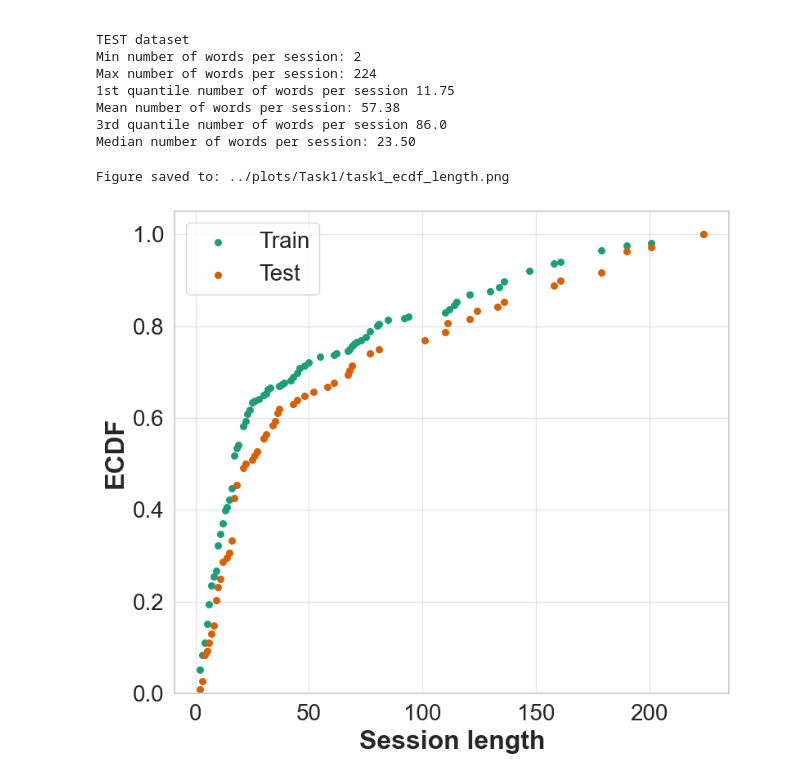
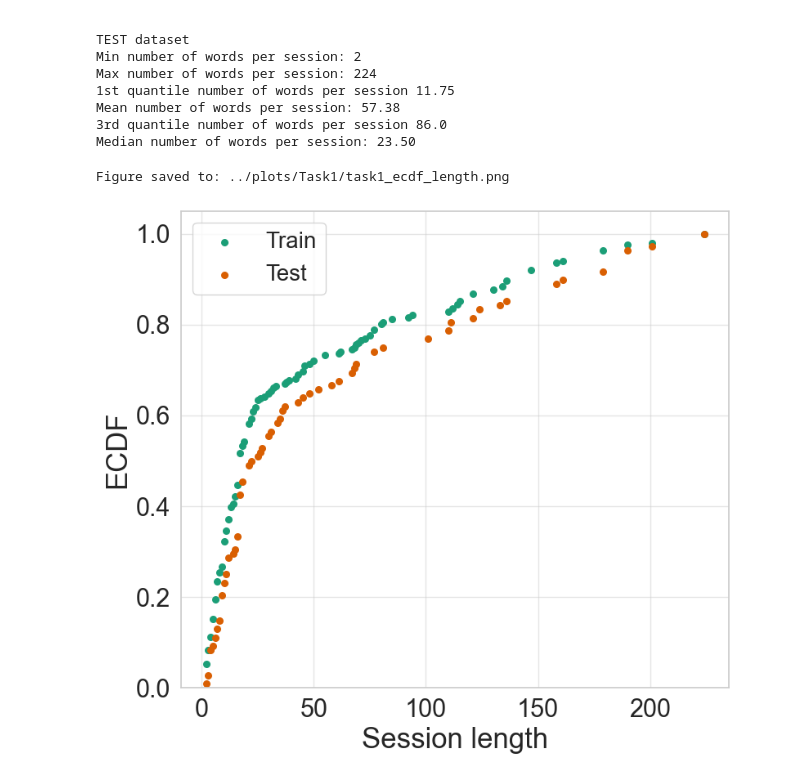
Before and after one commit to RenatoMignone/attack-tactic-recognition-nlp, a Jupyter notebook: lab/notebooks/Task1.ipynb, the cells around one changed output. Cells and saved outputs as stored; diff of their text form; code cells hidden in the pictures.

```diff
--- a/lab/notebooks/Task1.ipynb
+++ b/lab/notebooks/Task1.ipynb
@@ -311,25 +311,25 @@ def get_ecdf(list_numbers):
 # %%
 # Compute number of bash words per session (split by whitespace)
 
 # Compute ECDF
 n_tokens, cumulative_n_tokens = get_ecdf(n_tokens_x_sentence)
 n_tokens_test, cumulative_n_tokens_test = get_ecdf(n_tokens_x_sentence_test)
 
 # Plot ECDF
 fig, ax = plt.subplots(figsize=(8, 7))
 #ax.step(n_tokens, cumulative_n_tokens, where='post', color='royalblue', linewidth=2, alpha=0.5)
 ax.scatter(n_tokens, cumulative_n_tokens, color='#1b9e77', s=30, label="Train")
 ax.scatter(n_tokens_test, cumulative_n_tokens_test, color='#d95f02', s=30, label="Test")
 ax.grid(True, alpha=0.5)
-ax.set_ylabel('ECDF', fontsize=23, fontweight='bold')
-ax.set_xlabel('Session length', fontsize=23, fontweight='bold')
-plt.tick_params(labelsize=20)
+ax.set_ylabel('ECDF', fontsize=25)
+ax.set_xlabel('Session length', fontsize=25)
+plt.tick_params(labelsize=22)
 ax.set_ylim(0, 1.05)
 ax.legend(fontsize=20)
 #ax.set_xscale("log")
 plt.tight_layout()
 save_figure_for_report('task1_ecdf_length.png')
 plt.show()
 # %% [output]
 Figure saved to: ../plots/Task1/task1_ecdf_length.png
-[figure, old version]
+[figure, new version]
```
Also changed, not shown: parts of 1 cell of this notebook, 23 other files.
